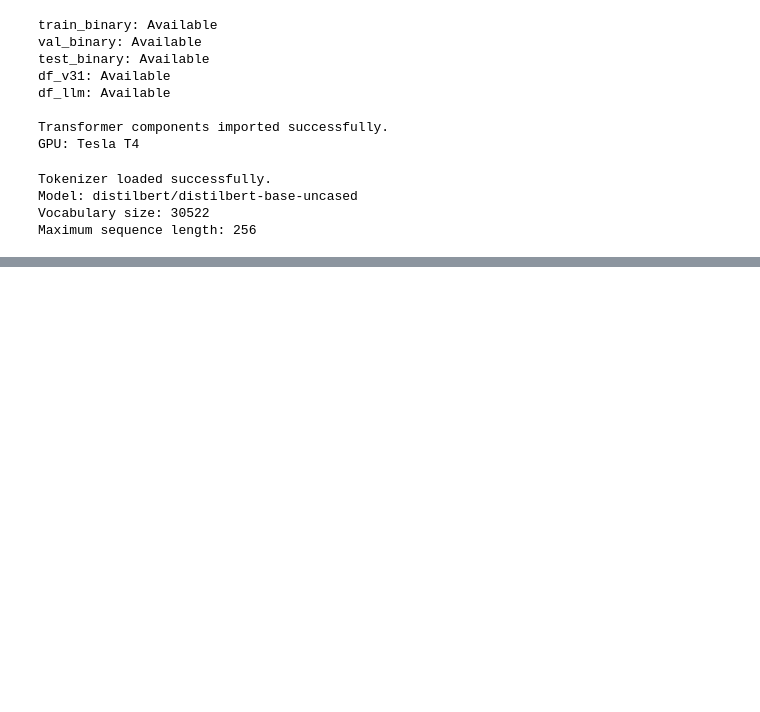
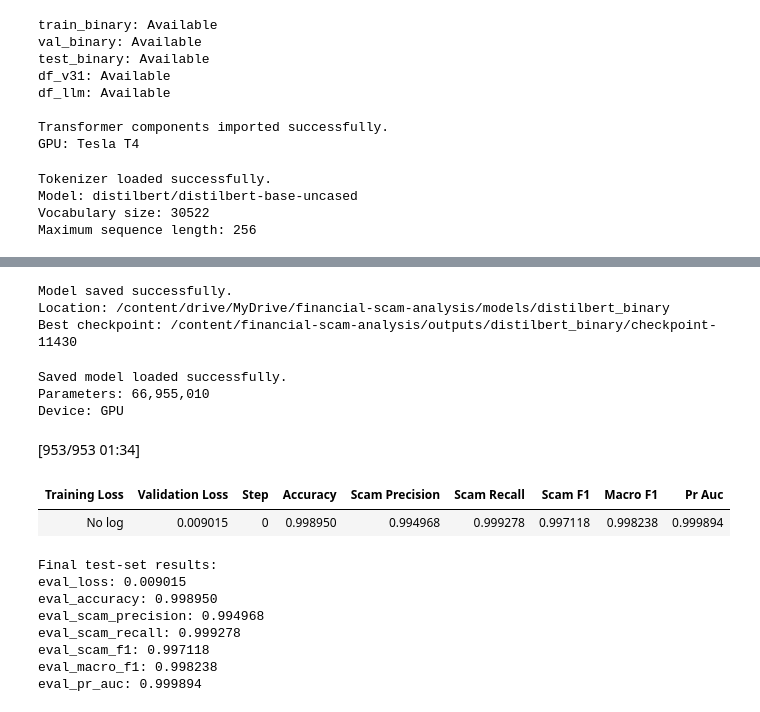
Before and after one commit to Supan-Roy/financial-scam-analysis, a Jupyter notebook: notebooks/06_transformer_based_modeling.ipynb, the cells around one changed output, grey strips where cells are left out. Cells and saved outputs as stored; diff of their text form; code cells hidden in the pictures; blank space fills up the shorter version.

```diff
--- a/notebooks/06_transformer_based_modeling.ipynb
+++ b/notebooks/06_transformer_based_modeling.ipynb
@@ -350,0 +698,64 @@ Maximum sequence length: 256
+# %%
+# Save the best fine-tuned DistilBERT model permanently to Google Drive
+
+MODEL_SAVE_PATH = Path(
+    "/content/drive/MyDrive/financial-scam-analysis/models/distilbert_binary"
+)
+
+trainer.save_model(str(MODEL_SAVE_PATH))
+tokenizer.save_pretrained(str(MODEL_SAVE_PATH))
+
+print("Model saved successfully.")
+print("Location:", MODEL_SAVE_PATH)
+print("Best checkpoint:", trainer.state.best_model_checkpoint)
+# %% [output]
+Model saved successfully.
+Location: /content/drive/MyDrive/financial-scam-analysis/models/distilbert_binary
+Best checkpoint: /content/financial-scam-analysis/outputs/distilbert_binary/checkpoint-11430
+# %%
+# Load the saved fine-tuned model from Google Drive
+
+saved_model = AutoModelForSequenceClassification.from_pretrained(
+    str(MODEL_SAVE_PATH)
+)
+
+saved_tokenizer = AutoTokenizer.from_pretrained(
+    str(MODEL_SAVE_PATH)
+)
+
+print("Saved model loaded successfully.")
+print("Parameters:", f"{saved_model.num_parameters():,}")
+print("Device:", "GPU" if torch.cuda.is_available() else "CPU")
+# %% [output]
+Saved model loaded successfully.
+Parameters: 66,955,010
+Device: GPU
+# %%
+# Evaluate the saved DistilBERT model on the untouched test set
+
+saved_model.eval()
+
+test_trainer = Trainer(
+    model=saved_model,
+    data_collator=data_collator,
+    compute_metrics=compute_metrics
+)
+
+test_results = test_trainer.evaluate(test_dataset)
+
+print("\nFinal test-set results:")
+for metric, value in test_results.items():
+    if metric.startswith("eval_"):
+        print(f"{metric}: {value:.6f}")
+# %% [output]
+[953/953 01:34]
+| Training Loss | Validation Loss | Step | Accuracy | Scam Precision | Scam Recall | Scam F1 | Macro F1 | Pr Auc |
+| No log | 0.009015 | 0 | 0.998950 | 0.994968 | 0.999278 | 0.997118 | 0.998238 | 0.999894 |
+Final test-set results:
+eval_loss: 0.009015
+eval_accuracy: 0.998950
+eval_scam_precision: 0.994968
+eval_scam_recall: 0.999278
+eval_scam_f1: 0.997118
+eval_macro_f1: 0.998238
+eval_pr_auc: 0.999894
```
Also changed, not shown: parts of 13 cells of this notebook.
